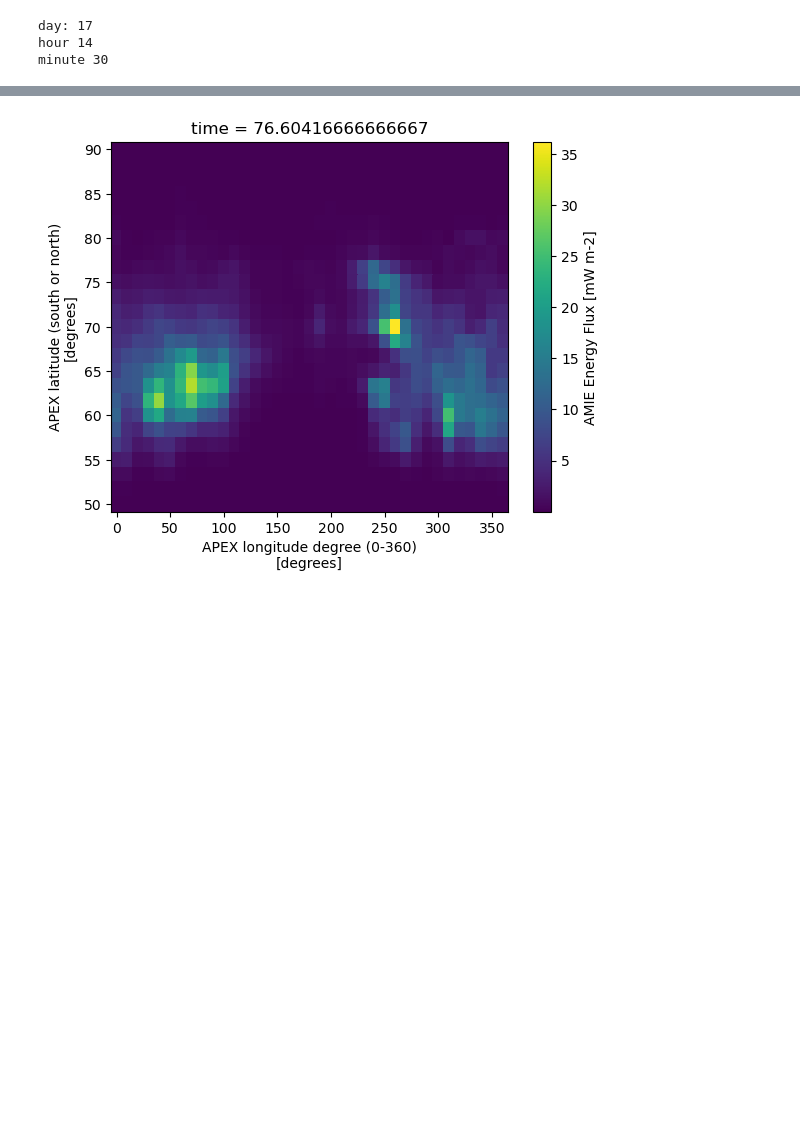
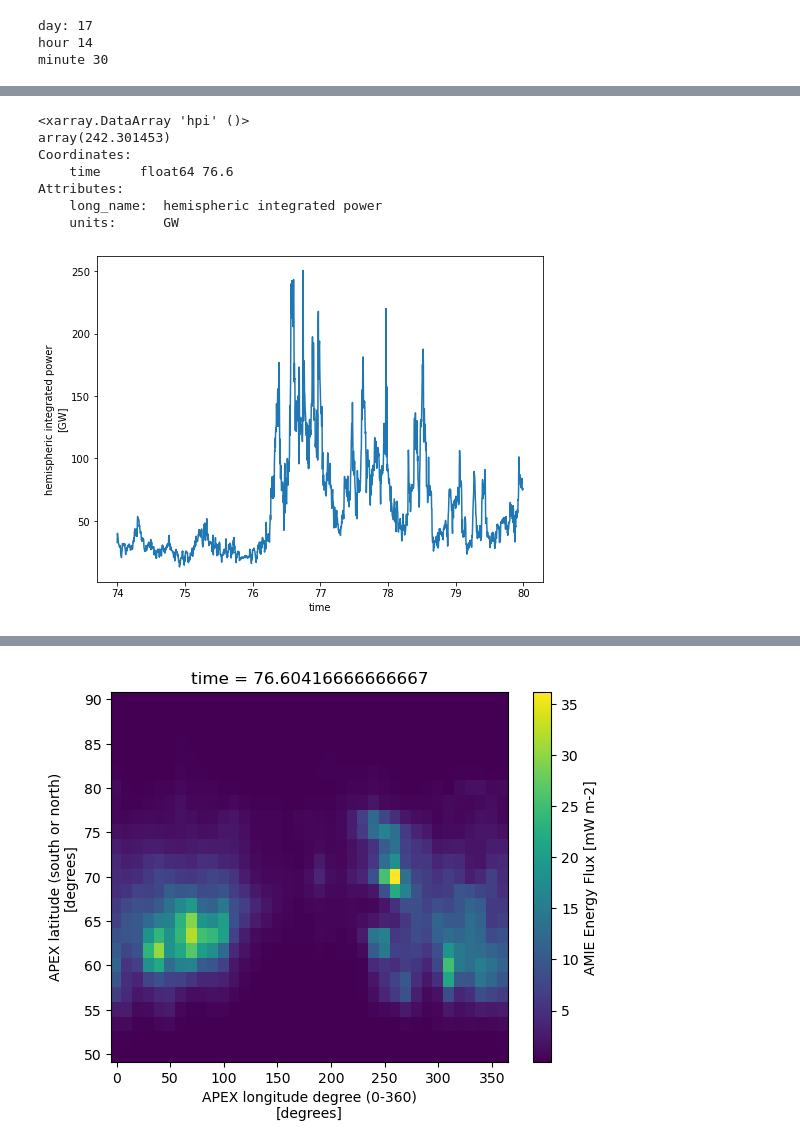
Before and after one commit to dan800/WACCM-X, a Jupyter notebook: notebooks/rd_amie.ipynb, the cells around one changed output, grey strips where cells are left out. Cells and saved outputs as stored; diff of their text form; code cells hidden in the pictures; blank space fills up the shorter version.

```diff
--- a/notebooks/rd_amie.ipynb
+++ b/notebooks/rd_amie.ipynb
@@ -83,5 +88,17 @@ Attributes:
 # %%
 print(nhds.hpi[750])
+fig = plt.subplots(figsize=(8, 6))
 nhds.hpi.plot()
+plt.savefig('hpi_amie.png')
+
 plt.show()
+# %% [output]
+<xarray.DataArray 'hpi' ()>
+array(242.301453)
+Coordinates:
+    time     float64 76.6
+Attributes:
+    long_name:  hemispheric integrated power
+    units:      GW
+[figure, added]
 # %%
```
Also changed, not shown: parts of 7 cells of this notebook.
